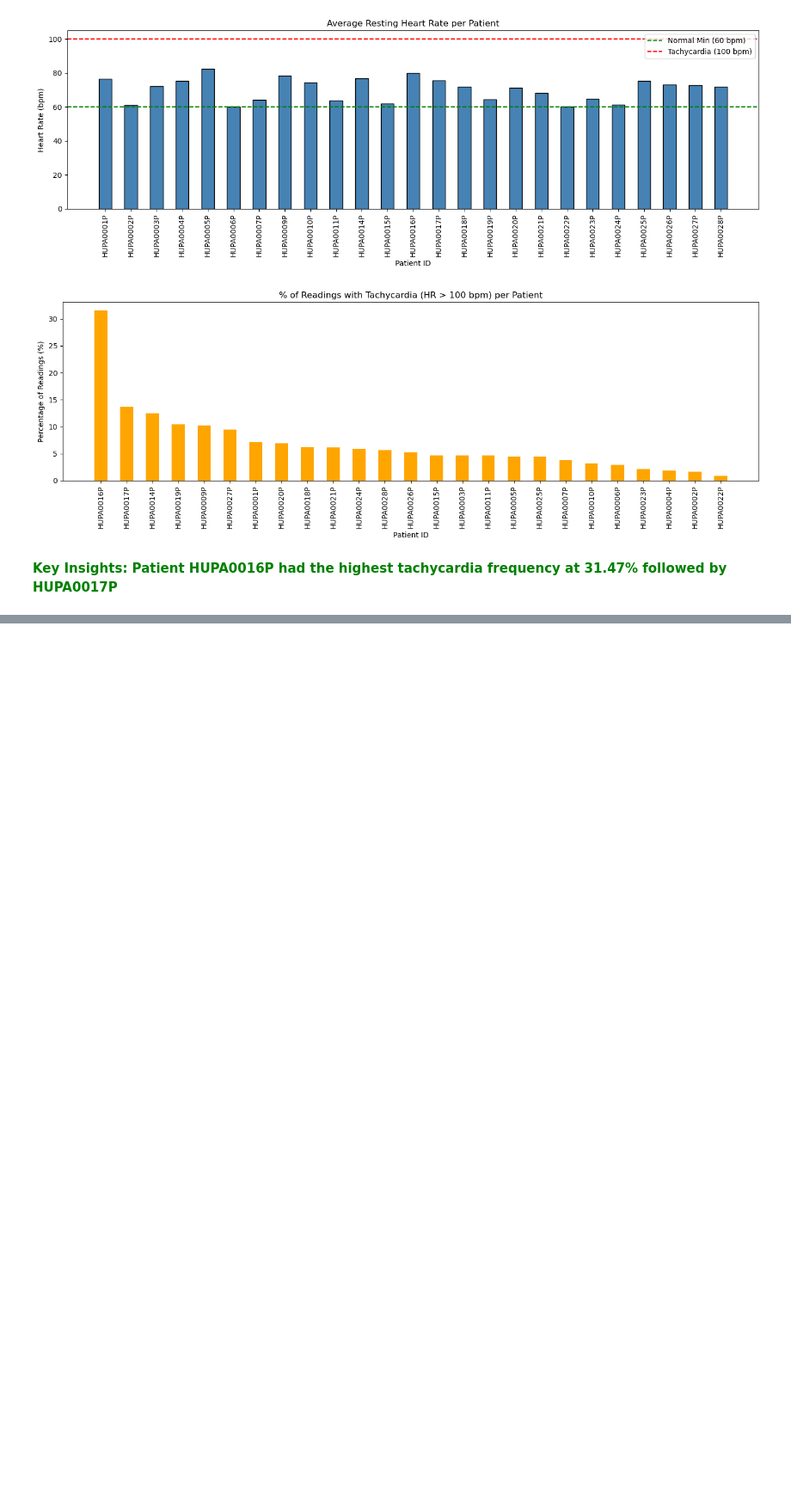
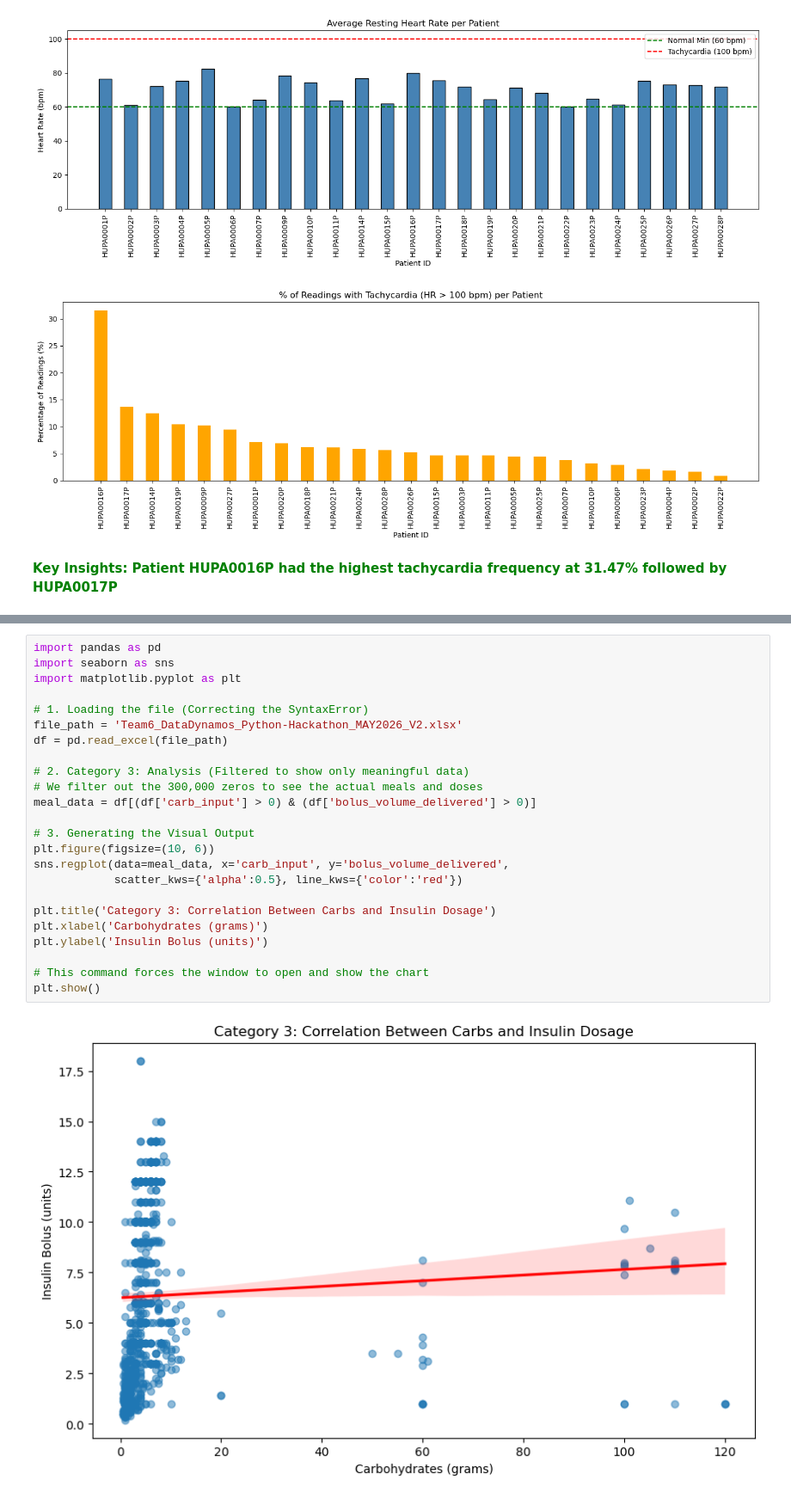
Before and after one commit to PoojaBELURE1724/Team6_DataDynamos_Python-Hackathon_MAY-2026, a Jupyter notebook: Team6_DataDynamos_category2.DescriptiveAnalysis.ipynb, the cells around one changed output, grey strips where cells are left out. Shown at 86% size. Drawn from its saved outputs; the diff is of its cells as text; blank space fills up the shorter version.

```diff
--- a/Team6_DataDynamos_category2.DescriptiveAnalysis.ipynb
+++ b/Team6_DataDynamos_category2.DescriptiveAnalysis.ipynb
@@ -90,0 +124,26 @@ Patient with highest tachycardia: HUPA0016P (31.47%)
+# %%
+import pandas as pd
+import seaborn as sns
+import matplotlib.pyplot as plt
+
+# 1. Loading the file (Correcting the SyntaxError)
+file_path = 'Team6_DataDynamos_Python-Hackathon_MAY2026_V2.xlsx'
+df = pd.read_excel(file_path)
+
+# 2. Category 3: Analysis (Filtered to show only meaningful data)
+# We filter out the 300,000 zeros to see the actual meals and doses
+meal_data = df[(df['carb_input'] > 0) & (df['bolus_volume_delivered'] > 0)]
+
+# 3. Generating the Visual Output
+plt.figure(figsize=(10, 6))
+sns.regplot(data=meal_data, x='carb_input', y='bolus_volume_delivered',
+            scatter_kws={'alpha':0.5}, line_kws={'color':'red'})
+
+plt.title('Category 3: Correlation Between Carbs and Insulin Dosage')
+plt.xlabel('Carbohydrates (grams)')
+plt.ylabel('Insulin Bolus (units)')
+
+# This command forces the window to open and show the chart
+plt.show()
+# %% [output]
+[figure, added]
```
Also changed, not shown: parts of 4 cells of this notebook.
